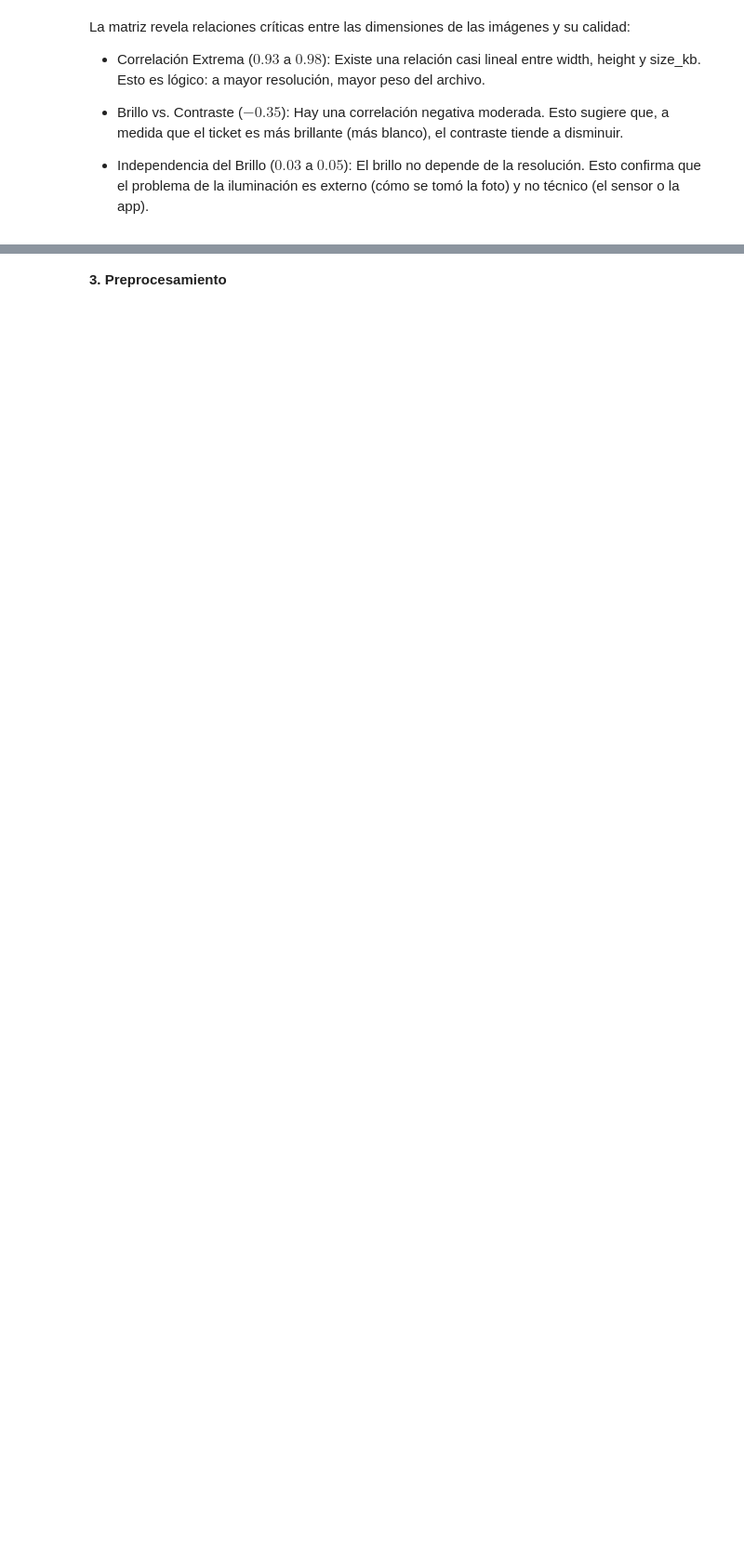
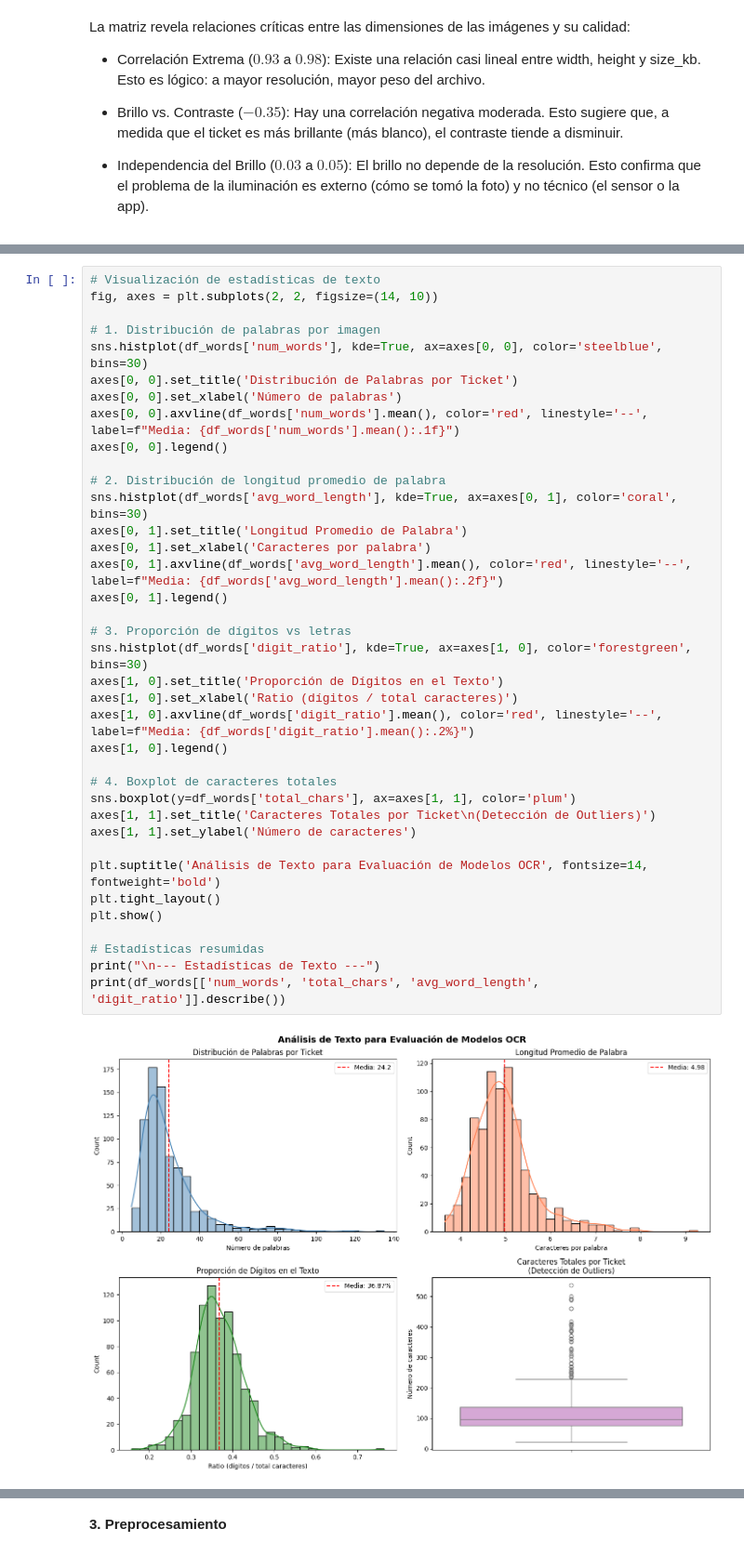
Before and after one commit to FGTZV84/Equipo23-Proyecto_Integrador, a Jupyter notebook: notebooks/01_eda_receipt_images.ipynb, the cells around one changed output, grey strips where cells are left out. Shown at 93% size. Cells and saved outputs as stored; diff of their text form; blank space fills up the shorter version.

```diff
--- a/notebooks/01_eda_receipt_images.ipynb
+++ b/notebooks/01_eda_receipt_images.ipynb
@@ -245,0 +305,39 @@ La matriz revela relaciones críticas entre las dimensiones de las imágenes y s
+# %%
+# Visualización de estadísticas de texto
+fig, axes = plt.subplots(2, 2, figsize=(14, 10))
+
+# 1. Distribución de palabras por imagen
+sns.histplot(df_words['num_words'], kde=True, ax=axes[0, 0], color='steelblue', bins=30)
+axes[0, 0].set_title('Distribución de Palabras por Ticket')
+axes[0, 0].set_xlabel('Número de palabras')
+axes[0, 0].axvline(df_words['num_words'].mean(), color='red', linestyle='--', label=f"Media: {df_words['num_words'].mean():.1f}")
+axes[0, 0].legend()
+
+# 2. Distribución de longitud promedio de palabra
+sns.histplot(df_words['avg_word_length'], kde=True, ax=axes[0, 1], color='coral', bins=30)
+axes[0, 1].set_title('Longitud Promedio de Palabra')
+axes[0, 1].set_xlabel('Caracteres por palabra')
+axes[0, 1].axvline(df_words['avg_word_length'].mean(), color='red', linestyle='--', label=f"Media: {df_words['avg_word_length'].mean():.2f}")
+axes[0, 1].legend()
+
+# 3. Proporción de dígitos vs letras
+sns.histplot(df_words['digit_ratio'], kde=True, ax=axes[1, 0], color='forestgreen', bins=30)
+axes[1, 0].set_title('Proporción de Dígitos en el Texto')
+axes[1, 0].set_xlabel('Ratio (dígitos / total caracteres)')
+axes[1, 0].axvline(df_words['digit_ratio'].mean(), color='red', linestyle='--', label=f"Media: {df_words['digit_ratio'].mean():.2%}")
+axes[1, 0].legend()
+
+# 4. Boxplot de caracteres totales
+sns.boxplot(y=df_words['total_chars'], ax=axes[1, 1], color='plum')
+axes[1, 1].set_title('Caracteres Totales por Ticket\n(Detección de Outliers)')
+axes[1, 1].set_ylabel('Número de caracteres')
+
+plt.suptitle('Análisis de Texto para Evaluación de Modelos OCR', fontsize=14, fontweight='bold')
+plt.tight_layout()
+plt.show()
+
+# Estadísticas resumidas
+print("\n--- Estadísticas de Texto ---")
+print(df_words[['num_words', 'total_chars', 'avg_word_length', 'digit_ratio']].describe())
+# %% [output]
+[figure, added]
```
Also changed, not shown: parts of 22 cells of this notebook.
